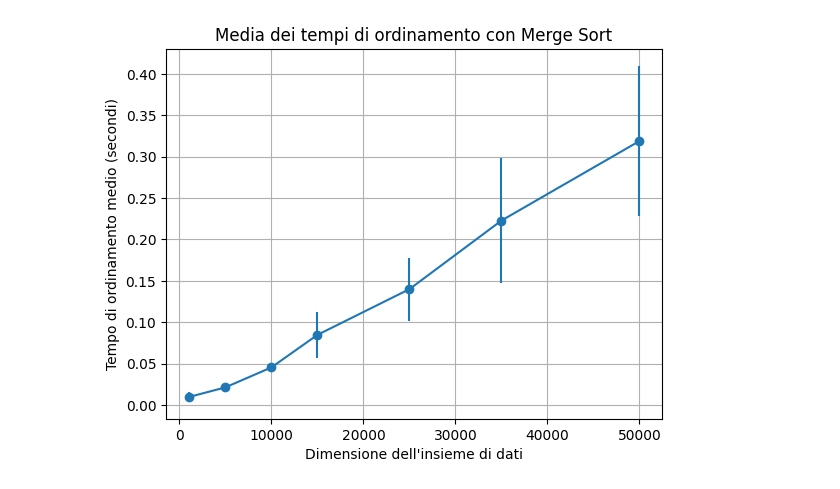
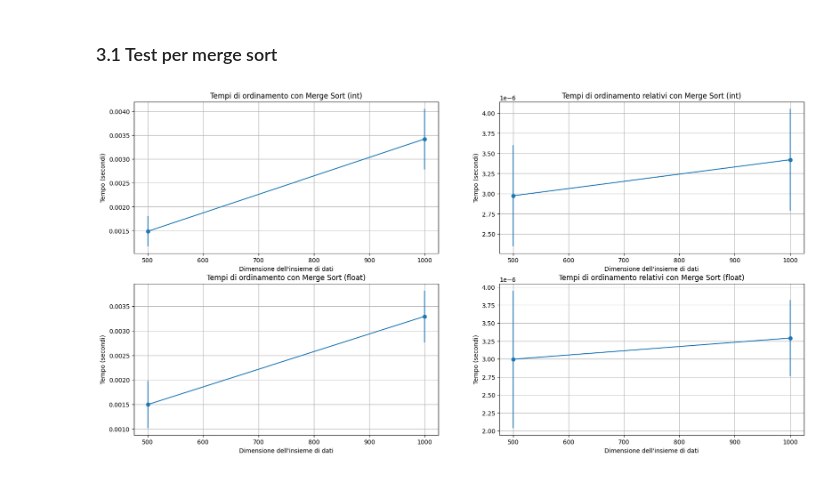
Before and after one commit to albbus-stack/lab-alg, a Jupyter notebook: esercizio.ipynb, the cells around one changed output. Cells and saved outputs as stored; diff of their text form; code cells hidden in the pictures.

```diff
--- a/esercizio.ipynb
+++ b/esercizio.ipynb
@@ -63,0 +13,20 @@ if __name__ == "__main__":
+# %%
+from IPython.display import clear_output
+
+import random
+from timeit import default_timer as timer
+import statistics
+import numpy as np
+from tqdm import tqdm
+
+import matplotlib.pyplot as plt
+plt.rcParams['figure.figsize'] = [20, 10]
+
+from enum import Enum
+from typing import List, Tuple, Any, Callable
+
+class Mode(Enum):
+    INT = "int"
+    FLOAT = "float"
+
+DataPoints = List[Tuple[float, float]]
@@ -64,6 +152,6 @@ if __name__ == "__main__":
 # %%
 # Implementazione di Merge Sort
-def merge_sort(arr):
+def merge_sort(arr: list[Any]) -> None:
     if len(arr) > 1:
         mid = len(arr) // 2
         left_half = arr[:mid]
@@ -71,7 +159,6 @@ def merge_sort(arr):
 
         merge_sort(left_half)
         merge_sort(right_half)
-
         i = j = k = 0
 
         while i < len(left_half) and j < len(right_half):
@@ -92,42 +179,18 @@ def merge_sort(arr):
             arr[k] = right_half[j]
             j += 1
             k += 1
-
-# Funzione per eseguire il test di Merge Sort
-def test_merge_sort(arr):
-    start_time = timer()
-    merge_sort(arr)
-    end_time = timer()
-    return end_time - start_time
-
-if __name__ == "__main__":
-    sizes = [1000, 5000, 10000, 15000, 25000, 35000, 50000]
-    merge_sort_times = []
-
-    for size in sizes:
-        size_times = []
-
-        for _ in range(100):
-            data = [random.randint(1, 1000) for _ in range(size)]
-            elapsed_time = test_merge_sort(data)
-            size_times.append(elapsed_time)
-
-        # Calcolo della media e della deviazione standard dei tempi di esecuzione per questa dimensione
-        mean = np.mean(size_times)
-        std = np.std(size_times)
-
-        merge_sort_times.append((mean, std))
-
-    # Estrai i valori medi e le deviazioni standard per i grafici
-    medie = [media for media, _ in merge_sort_times]
-    deviazioni = [deviazione for _, deviazione in merge_sort_times]
-
-    # Creazione del grafico di Merge Sort con ± deviazione standard
-    plt.errorbar(sizes, medie, yerr=deviazioni, fmt='o-')
-    plt.xlabel('Dimensione dell\'insieme di dati')
-    plt.ylabel('Tempo di ordinamento medio (secondi)')
-    plt.title('Media dei tempi di ordinamento con Merge Sort')
-    plt.grid(True)
-    plt.show()
-# %% [output]
-[figure, removed]
+# %% [markdown]
+### 3.1 Test per merge sort
+# %%
+sizes = [*np.arange(500, 1500, 500)]
+#sizes = [1000, 2500, 5000, 7500, 10000, 12500, 15000, 17500, 20000, 25000]
+iterations = 250
+
+merge_sort_times = test_algorithm(merge_sort, sizes, iterations)
+
+plot(merge_sort_times[0], sizes, title="Tempi di ordinamento con Merge Sort (int)", subplot=1)
+plot(merge_sort_times[0], sizes, title="Tempi di ordinamento relativi con Merge Sort (int)", subplot=2, relative_times=True)
+plot(merge_sort_times[1], sizes, title="Tempi di ordinamento con Merge Sort (float)", subplot=3)
+plot(merge_sort_times[1], sizes, title="Tempi di ordinamento relativi con Merge Sort (float)", subplot=4, relative_times=True)
+# %% [output]
+[figure, added]
```
Also changed, not shown: parts of 13 cells of this notebook.
